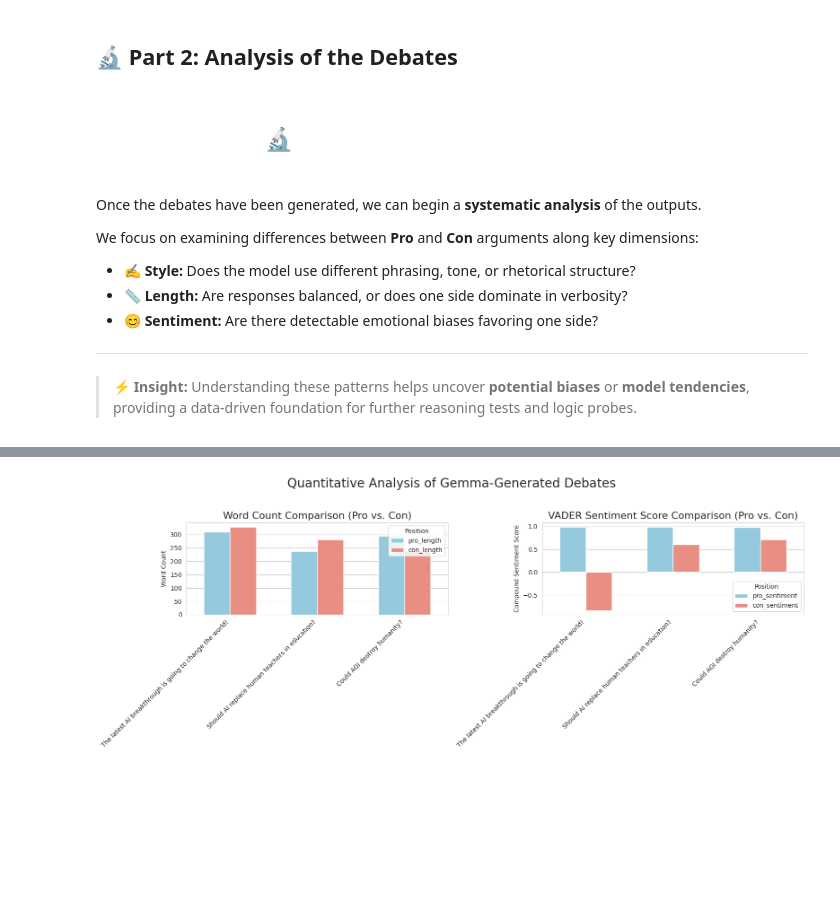
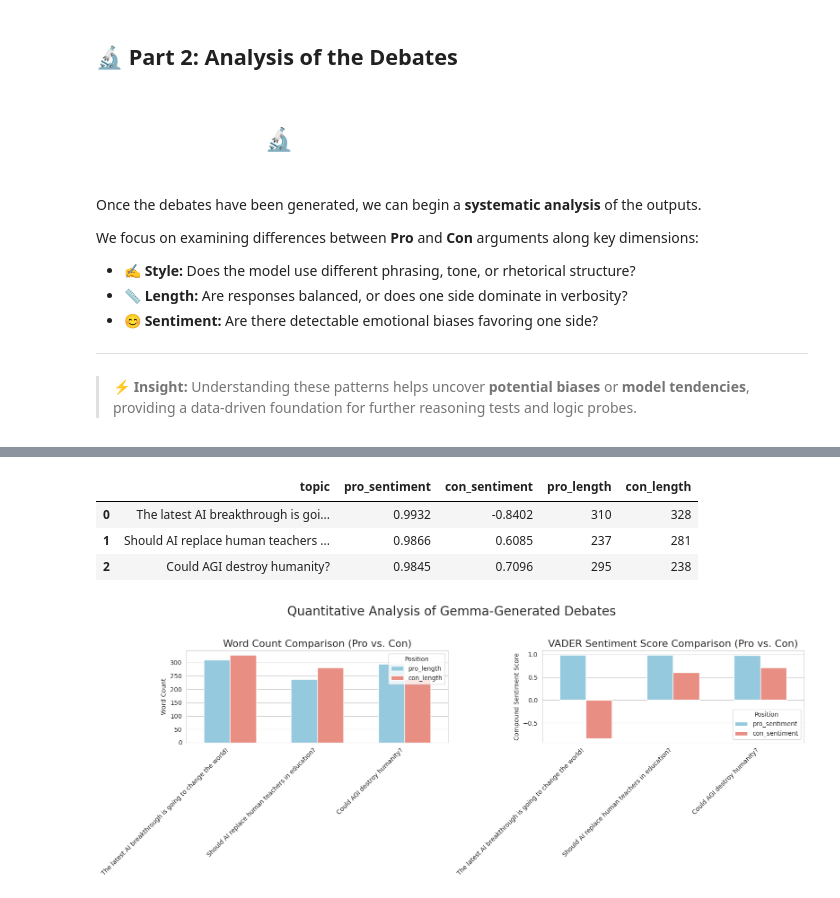
Before and after one commit to norikokono/Kaggle, a Jupyter notebook: spicy-ai-debates-updated-analysis.ipynb, the cells around one changed output, grey strips where cells are left out. Saved outputs shown, nothing was run; the diff lists cells and outputs as text; code cells hidden in the pictures; blank space fills up the shorter version.

```diff
--- a/spicy-ai-debates-updated-analysis.ipynb
+++ b/spicy-ai-debates-updated-analysis.ipynb
@@ -575,5 +575,5 @@ sia = SentimentIntensityAnalyzer()
 df_results['pro_sentiment'] = df_results['pro_response'].apply(lambda x: sia.polarity_scores(x)['compound'])
 df_results['con_sentiment'] = df_results['con_response'].apply(lambda x: sia.polarity_scores(x)['compound'])
 
-print(df_results[['topic', 'pro_sentiment', 'con_sentiment', 'pro_length', 'con_length']].to_markdown(index=False))
+display(df_results[['topic', 'pro_sentiment', 'con_sentiment', 'pro_length', 'con_length']])
 # %% [output]
@@ -588,3 +583,7 @@ print(df_results[['topic', 'pro_sentiment', 'con_sentiment', 'pro_length', 'con_
+|  | topic | pro_sentiment | con_sentiment | pro_length | con_length |
+| 0 | The latest AI breakthrough is goi... | 0.9932 | -0.8402 | 310 | 328 |
+| 1 | Should AI replace human teachers ... | 0.9866 | 0.6085 | 237 | 281 |
+| 2 | Could AGI destroy humanity? | 0.9845 | 0.7096 | 295 | 238 |
 # %%
 # Melt dataframes for easier plotting
 df_length = df_results.melt(id_vars='topic', value_vars=['pro_length', 'con_length'],
```
Also changed, not shown: parts of 9 cells of this notebook.
